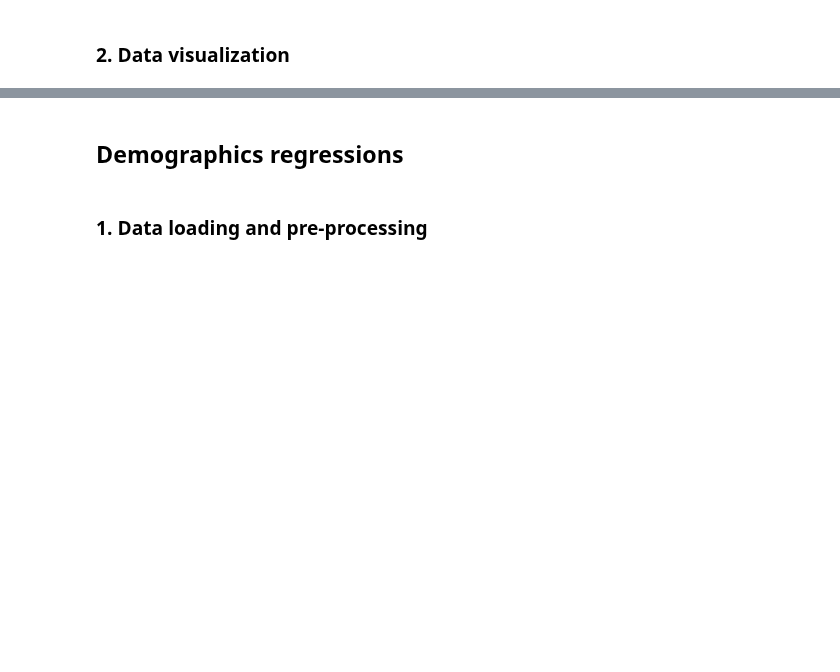
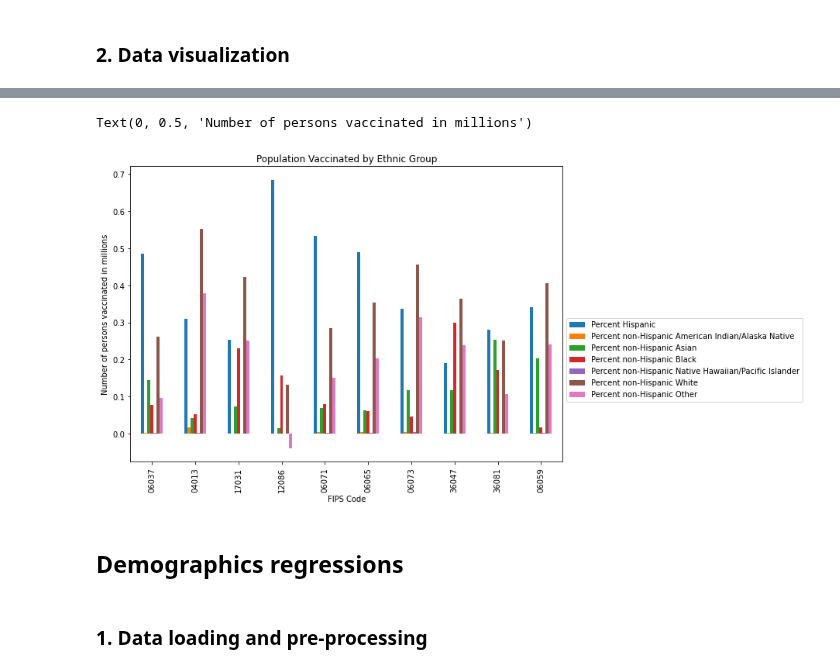
Before and after one commit to mgeffroy/P1-US-COVID-19-Vaccination-Campaign, a Jupyter notebook: Gender, Age and Ethnicity.ipynb, the cells around one changed output, grey strips where cells are left out. Drawn from its saved outputs; the diff is of its cells as text; code cells hidden in the pictures; blank space fills up the shorter version.

```diff
--- a/Gender, Age and Ethnicity.ipynb
+++ b/Gender, Age and Ethnicity.ipynb
@@ -378,3 +380,12 @@ worst_ethnic.plot(kind='bar')
+# %%
+worst_ethnic.plot(kind='bar', figsize=(10,7), )
+plt.legend(loc='best', bbox_to_anchor=(1.0, 0.5))
+plt.title("Population Vaccinated by Ethnic Group")
+plt.xlabel("FIPS Code")
+plt.ylabel("Number of persons vaccinated in millions")
+# %% [output]
+Text(0, 0.5, 'Number of persons vaccinated in millions')
+[figure, added]
 # %% [markdown]
 ## Demographics regressions
 # %% [markdown]
```
Also changed, not shown: parts of 6 cells of this notebook.
